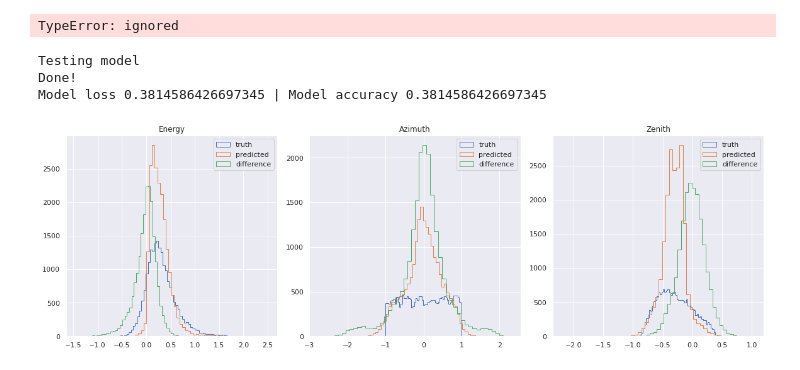
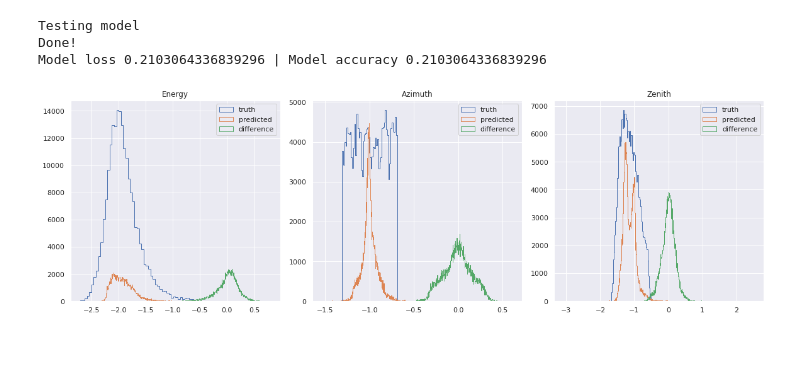
Before and after one commit to JakobSchauser/BachelorProject-IceCube-ML, a Jupyter notebook: Fourth_Working_Model.ipynb, the cells around one changed output. Drawn from its saved outputs; the diff is of its cells as text; code cells hidden in the pictures.

```diff
--- a/Fourth_Working_Model.ipynb
+++ b/Fourth_Working_Model.ipynb
@@ -150 +116,30 @@ test_loader = DisjointLoader(dataset_te, batch_size=batch_size, epochs=test_epoc
+# %%
+################################################################################
+# PARAMETERS
+################################################################################
+#@markdown ### Define the model and training parameters and sync with WandB
+batch_size =  64#@param {type: "number"}
+
+# one-variable network size changer
+network_size = 512 #@param {type: "number"}
+
+learning_rate = 1e-4  #@param {type: "number"}
+
+training_epochs = 25 #@param {type: "slider", min: 10, max: 200}
+
+
+loss_function = "custom_loss"  #@param ['custom_loss']
+
+config = {
+        "learning_rate": learning_rate,
+        "epochs": training_epochs,
+        "batch_size": batch_size,
+        "loss_function": loss_function,
+        "architecture": "Broadening CNN - short but wide",
+        "network_size": network_size,
+        "dataset": "MuonGun"
+      }
+
+epochs = config["epochs"]  # Number of training epochs
+test_epochs = 2 # Number of testing epochs
 # %%
@@ -366,11 +382,3 @@ KeyboardInterrupt: ignored
-# %%
-save_path = "/content/drive/MyDrive/Bachelor Project - IceCube ML/Saved Models"
-pth = save_path + "/AnglesEnergy-FourthIteration-ThreePools-100epochs"
-# model.trainable = False
-model.save(pth)
-# model.summary()
-# %% [output]
-TypeError: ignored
 # %%
 @tf.function(input_signature=test_loader.tf_signature(), experimental_relax_shapes=True)
 def get_predictions(inputs,target):
@@ -387,7 +395,7 @@ def test_model():
   print("Testing model")
   model_loss, model_acc = [],[]
 
-  test_loader = DisjointLoader(dataset_te, batch_size=batch_size, epochs=1,shuffle = True)
+  test_loader = DisjointLoader(dataset_te, batch_size=batch_size, epochs=10,shuffle = True)
 
   predictions, truths = [],[]
 
@@ -399,36 +407,36 @@ def test_model():
 
     predictions.append(np.array(pred))
     truths.append(np.array(target))
 
     model_loss.append(loss_fn(target, pred))
     model_acc.append(acc_fn(target, pred))
 
   predictions = make1D(predictions)
   truths      = make1D(truths)
 
   print(f"Done! \nModel loss {np.mean(model_loss)} | Model accuracy {np.mean(model_loss)}")
 
   diffs = abs(truths-predictions)
   periodic = abs(abs(truths-predictions)-2)
   diffs = np.minimum(diffs,periodic)
 
   titles = ["Energy","Azimuth","Zenith"]
 
   fig, axs = plt.subplots(1,3,figsize=(16,5),constrained_layout=True)
 
 
   for i in range(3):
     axs[i].hist(truths[:,i],bins = 50,histtype = "step",label="truth")
-    axs[i].hist(predictions[:,i],bins = 50,histtype = "step",label="predicted")
-    axs[i].hist((predictions[:,i]-truths[:,i]),bins = 50,histtype = "step",label="difference")
+    axs[i].hist(predictions[:,i],bins = 500,histtype = "step",label="predicted")
+    axs[i].hist((predictions[:,i]-truths[:,i]),bins = 500,histtype = "step",label="difference")
 
     axs[i].legend()
     axs[i].set_title(titles[i])
+  return predictions, truths
 
-
-test_model()
+predictions, truths = test_model()
 # %% [output]
 Testing model
 Done!
-Model loss 0.3814586426697345 | Model accuracy 0.3814586426697345
+Model loss 0.2103064336839296 | Model accuracy 0.2103064336839296
-[figure, old version]
+[figure, new version]
```
Also changed, not shown: parts of 7 cells of this notebook.
